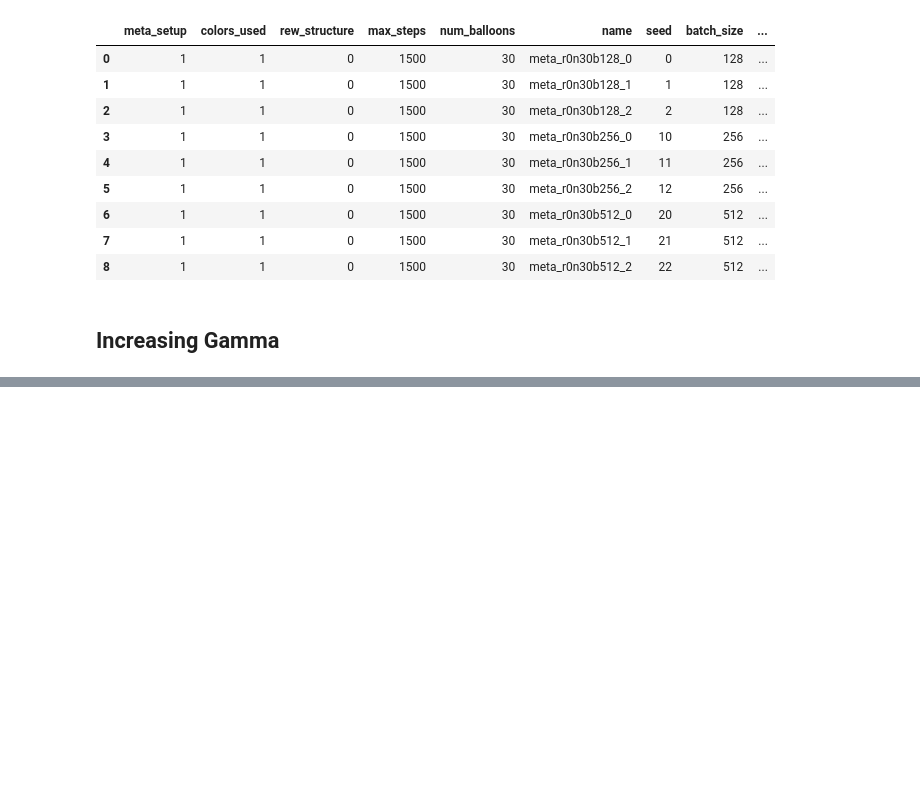
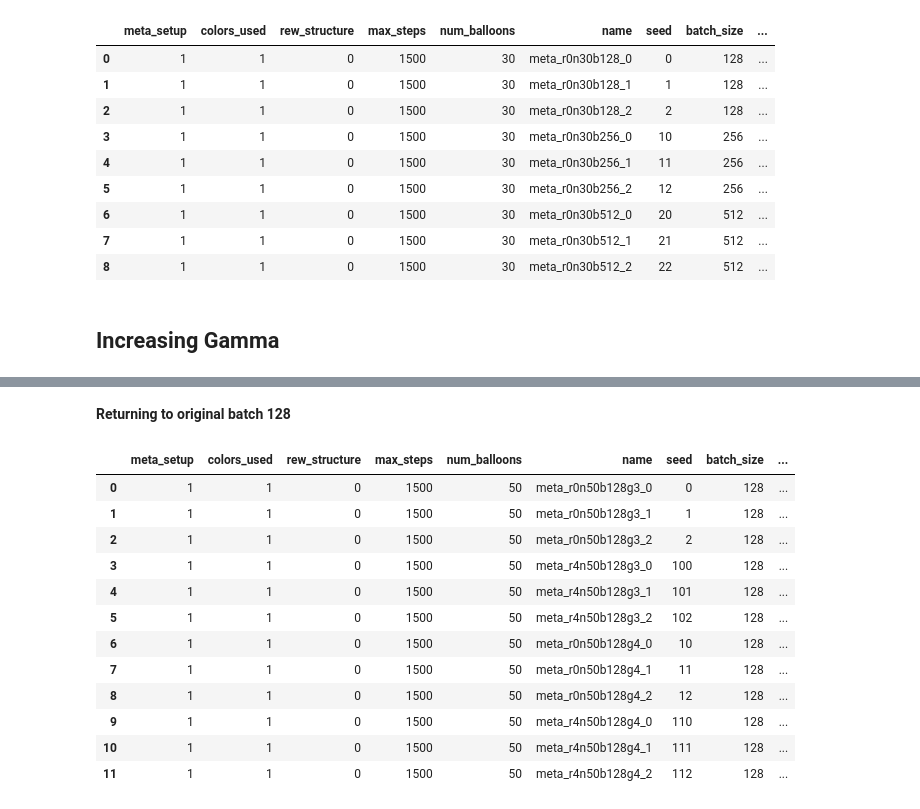
Before and after one commit to liuandrew/bart_ppo, a Jupyter notebook: write_and_test/write_experiments.ipynb, the cells around one changed output, grey strips where cells are left out. Saved outputs shown, nothing was run; the diff lists cells and outputs as text; code cells hidden in the pictures; blank space fills up the shorter version.

```diff
--- a/write_and_test/write_experiments.ipynb
+++ b/write_and_test/write_experiments.ipynb
@@ -1859,0 +1876,79 @@ pd.DataFrame(rows)
+# %% [markdown]
+**Returning to original batch 128**
+# %%
+num_trials = 3
+
+batch_size = 128
+rows = []
+gammas = [0.999, 0.9999]
+gamma_names = ['3', '4']
+reward_structures = ['r0', 'r4']
+for i, g in enumerate(gammas):
+    for j, exp_type in enumerate(reward_structures):
+        for t in range(num_trials):
+
+            r = exp_type[-1]
+            exp_name = f'meta_{exp_type}n50b{batch_size}g{gamma_names[i]}_{t}'
+            env_kwargs = {'meta_setup': 1, 'colors_used': 1,
+                        'rew_structure': 0, 'max_steps': 1500,
+                        'num_balloons': 50}
+            if 'easy' in exp_type:
+                env_kwargs['inflate_noise'] = 0
+                env_kwargs['pop_noise'] = 0
+            row = env_kwargs.copy()
+            seed = j*100+i*10+t
+            row['name'] = exp_name
+            row['seed'] = seed
+
+            rows.append(row)
+            config = {
+                'exp_name': exp_name,
+                'save_name': exp_name,
+                'num_env_steps': 1000000,
+                'env_name': 'BartMetaEnv',
+                'algo': 'ppo',
+                'num_mini_batch': 16,
+                'num_processes': 16,
+                'num_steps': batch_size,
+                'gamma': g,
+
+                'checkpoint_interval': 10,
+                'ep_verbosity': 100,
+                'save_dir': 'meta',
+
+                'seed': seed,
+                'no_cuda': True,
+                'env_kwargs': env_kwargs,
+
+                'nn_base': 'DelayedRNNPPO',
+                'nn_base_kwargs': {'hidden_size': 64,},
+            }
+            # for k, v in variation['config'].items():
+            #     config[k] = v
+
+            row['name'] = config['exp_name']
+            row['batch_size'] = config['num_steps']
+            row['seed'] = config['seed']
+            row['processes'] = config['num_processes']
+            row['mini_batch'] = config['num_mini_batch']
+            row['total_steps'] = config['num_env_steps']
+            row['gamma'] = config['gamma']
+            # row['recurrent'] = config['nn_base_kwargs']['recurrent']
+            pickle.dump(config, open('../experiment_configs/' + exp_name, 'wb'))
+
+
+pd.DataFrame(rows)
+# %% [output]
+|  | meta_setup | colors_used | rew_structure | max_steps | num_balloons | name | seed | batch_size | ... |
+| 0 | 1 | 1 | 0 | 1500 | 50 | meta_r0n50b128g3_0 | 0 | 128 | ... |
+| 1 | 1 | 1 | 0 | 1500 | 50 | meta_r0n50b128g3_1 | 1 | 128 | ... |
+| 2 | 1 | 1 | 0 | 1500 | 50 | meta_r0n50b128g3_2 | 2 | 128 | ... |
+| 3 | 1 | 1 | 0 | 1500 | 50 | meta_r4n50b128g3_0 | 100 | 128 | ... |
+| 4 | 1 | 1 | 0 | 1500 | 50 | meta_r4n50b128g3_1 | 101 | 128 | ... |
+| 5 | 1 | 1 | 0 | 1500 | 50 | meta_r4n50b128g3_2 | 102 | 128 | ... |
+| 6 | 1 | 1 | 0 | 1500 | 50 | meta_r0n50b128g4_0 | 10 | 128 | ... |
+| 7 | 1 | 1 | 0 | 1500 | 50 | meta_r0n50b128g4_1 | 11 | 128 | ... |
+| 8 | 1 | 1 | 0 | 1500 | 50 | meta_r0n50b128g4_2 | 12 | 128 | ... |
+| 9 | 1 | 1 | 0 | 1500 | 50 | meta_r4n50b128g4_0 | 110 | 128 | ... |
+| 10 | 1 | 1 | 0 | 1500 | 50 | meta_r4n50b128g4_1 | 111 | 128 | ... |
+| 11 | 1 | 1 | 0 | 1500 | 50 | meta_r4n50b128g4_2 | 112 | 128 | ... |
```
Also changed, not shown: parts of 4 cells of this notebook, 4 other files.
